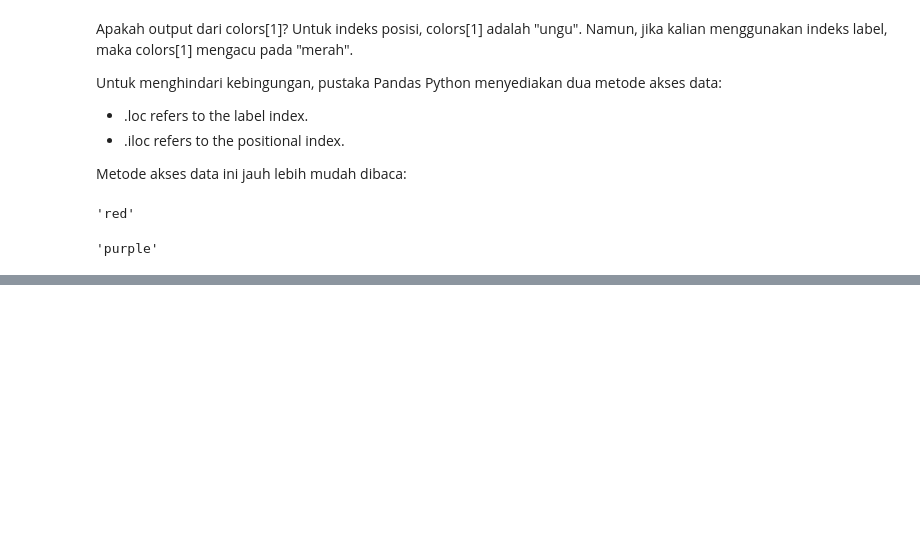
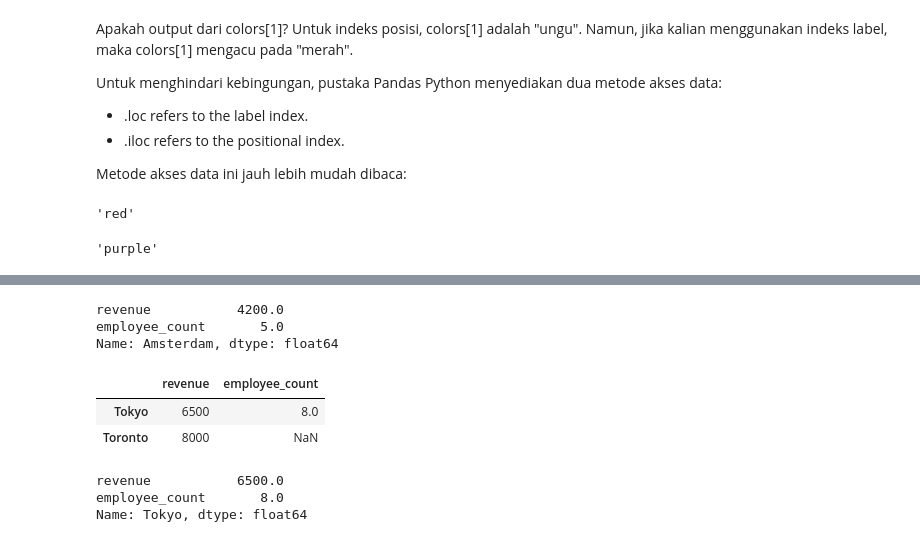
Before and after one commit to DharmayudaFebrianto/Hacktiv8_Batch5, a Jupyter notebook: Basic Python/Week5_Pandas.ipynb, the cells around one changed output, grey strips where cells are left out. Drawn from its saved outputs; the diff is of its cells as text; code cells hidden in the pictures; blank space fills up the shorter version.

```diff
--- a/Basic Python/Week5_Pandas.ipynb
+++ b/Basic Python/Week5_Pandas.ipynb
@@ -451,0 +543,18 @@ colors.iloc[1]
+# %%
+city_data.loc["Amsterdam"]
+# %% [output]
+revenue           4200.0
+employee_count       5.0
+Name: Amsterdam, dtype: float64
+# %%
+city_data.loc["Tokyo" : "Toronto"]
+# %% [output]
+|  | revenue | employee_count |
+| Tokyo | 6500 | 8.0 |
+| Toronto | 8000 | NaN |
+# %%
+city_data.iloc[1]
+# %% [output]
+revenue           6500.0
+employee_count       8.0
+Name: Tokyo, dtype: float64
```
Also changed, not shown: parts of 17 cells of this notebook, 1 other file.
